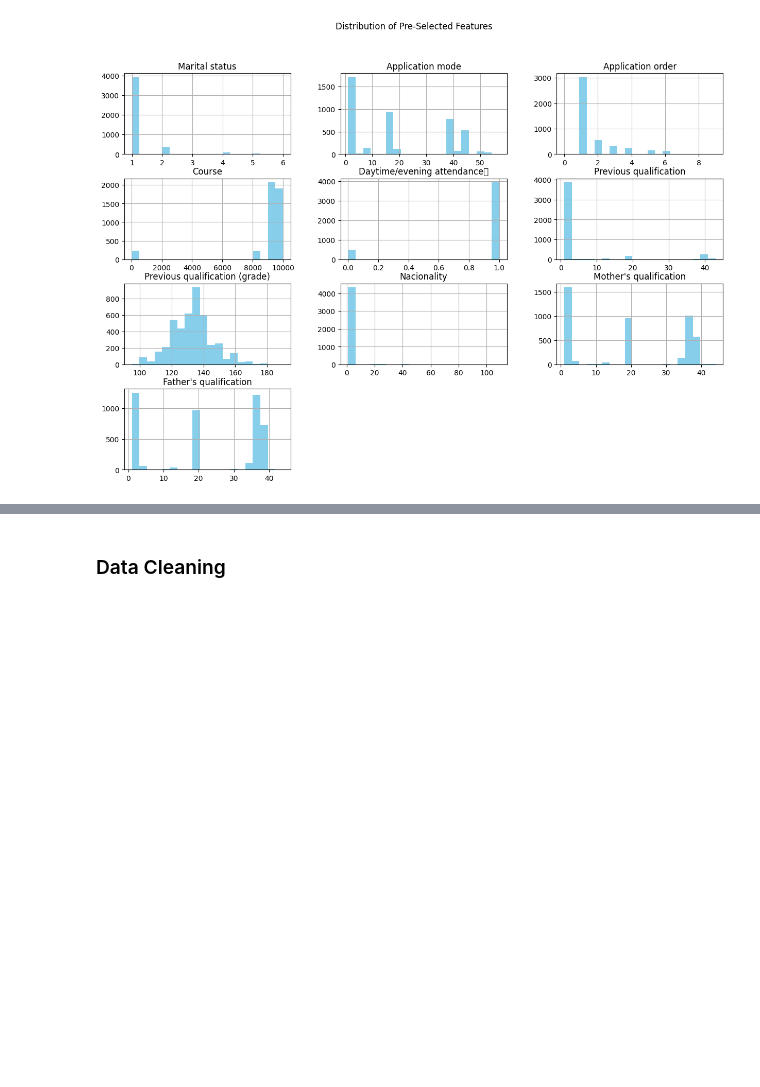
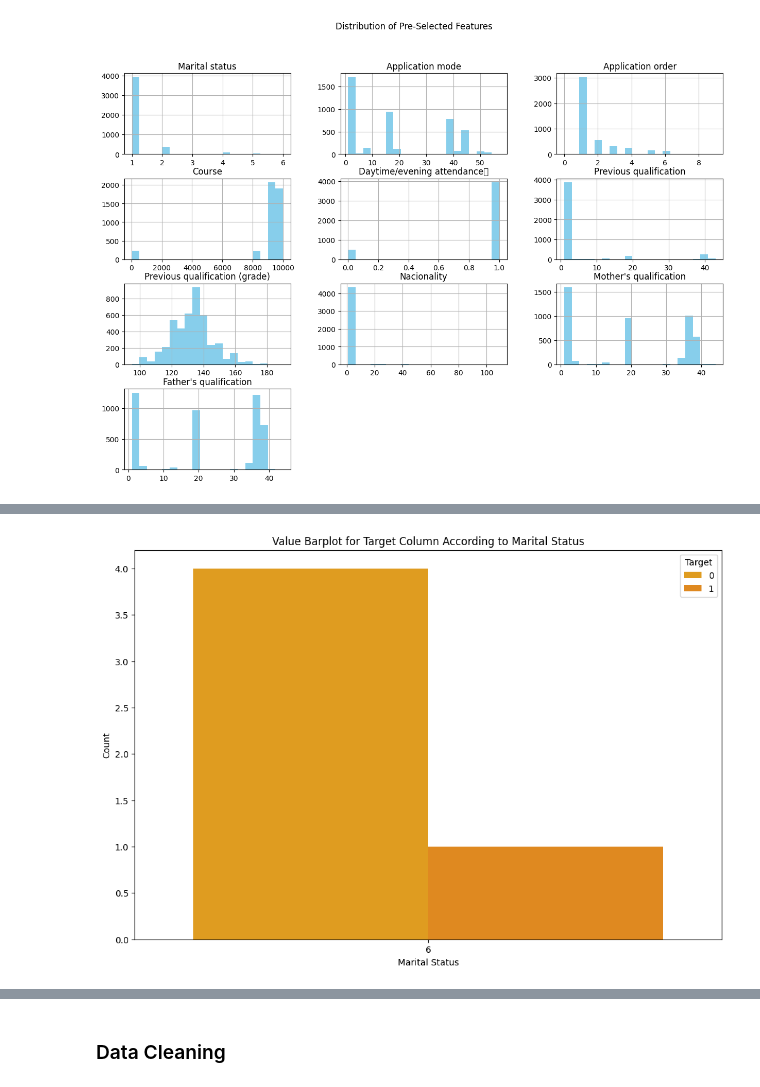
Before and after one commit to Feinst69/ANN-playground, a Jupyter notebook: feature_selection.ipynb, the cells around one changed output, grey strips where cells are left out. Saved outputs shown, nothing was run; the diff lists cells and outputs as text; code cells hidden in the pictures; blank space fills up the shorter version.

```diff
--- a/feature_selection.ipynb
+++ b/feature_selection.ipynb
@@ -460,0 +597,11 @@ Name: yearly_average_grades, dtype: float64
+# %%
+# Plot the barplot
+plt.figure(figsize=(12, 8))
+sns.barplot(x='Marital status', y='count', hue='Target', data=df_grouped[df_grouped["Marital status"] == 6])
+plt.title('Value Barplot for Target Column According to Marital Status')
+plt.xlabel('Marital Status')
+plt.ylabel('Count')
+plt.legend(title='Target')
+plt.show()
+# %% [output]
+[figure, added]
```
Also changed, not shown: parts of 132 cells of this notebook.
